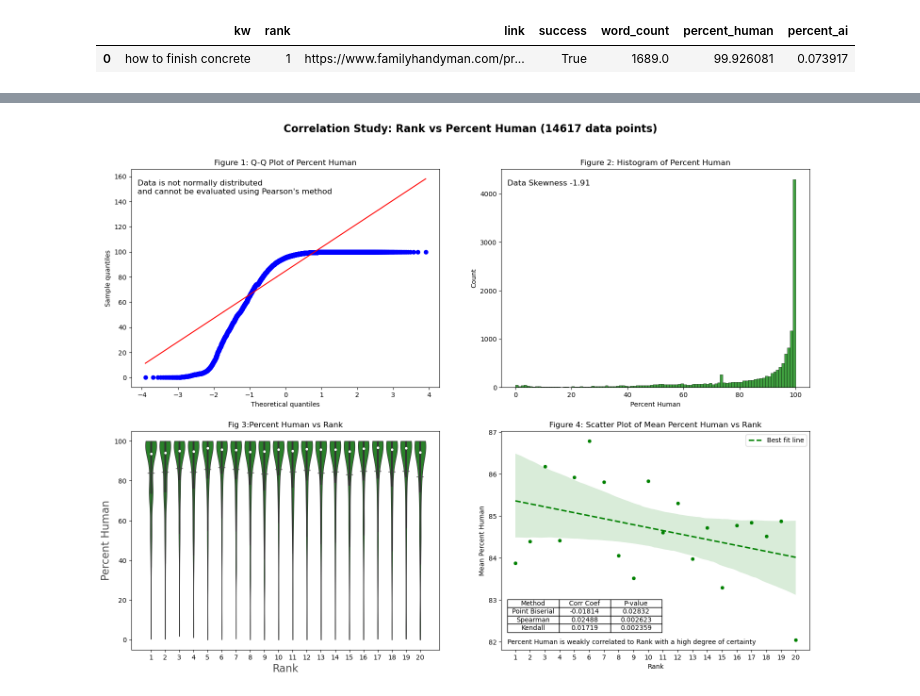
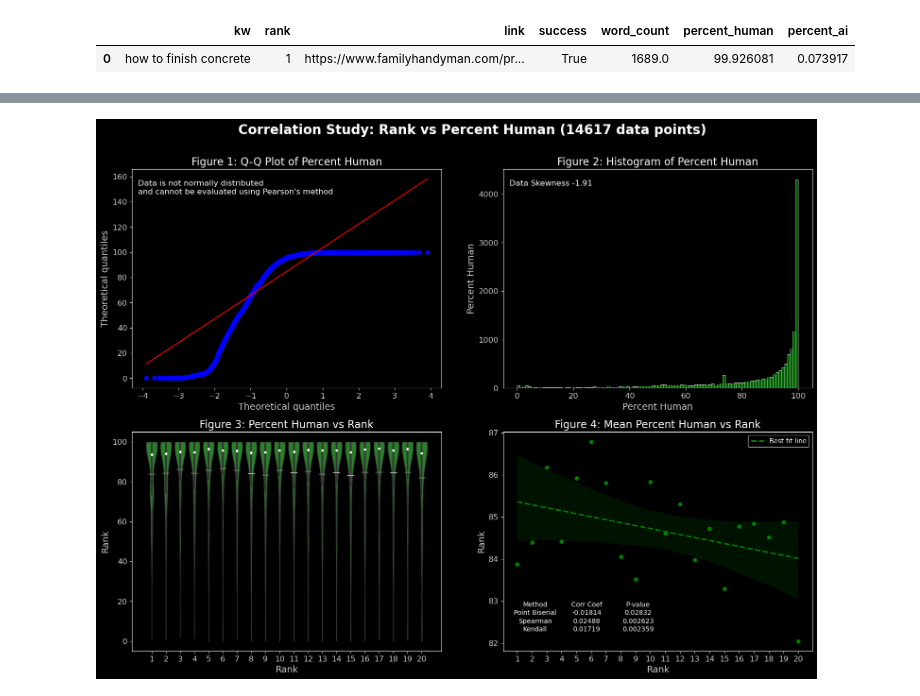
Before and after one commit to Magmafish/SerpGS, a Jupyter notebook: int_kw.ipynb, the cells around one changed output, grey strips where cells are left out. Cells and saved outputs as stored; diff of their text form; code cells hidden in the pictures.

```diff
--- a/int_kw.ipynb
+++ b/int_kw.ipynb
@@ -137,7 +268,7 @@ multiplotv(df)
 # %%
 df_5_ky = df.groupby('kw').filter(lambda x: len(x) >= 5)
-multiplotv(df_5_ky)
+multiplotv_dark(df_5_ky)
 # %% [output]
-[figure, old version]
+[figure, new version]
 # %%
 df_10_ky = df.groupby('kw').filter(lambda x: len(x) >= 10)
```
Also changed, not shown: parts of 5 cells of this notebook, 1 other file.
